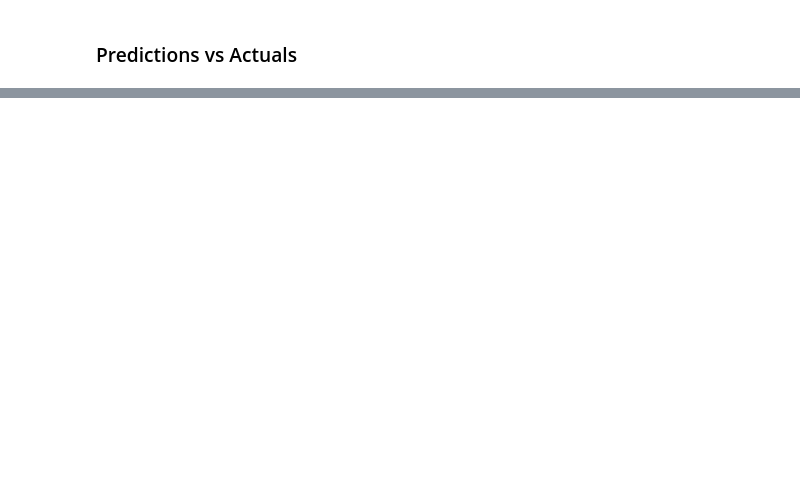
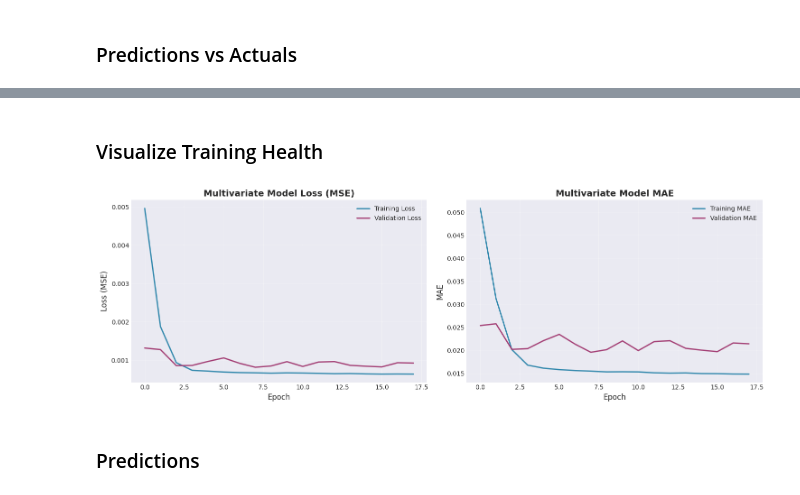
Before and after one commit to arisalexnikolaou/ml-mid-assignment, a Jupyter notebook: LSTMWeatherPredictor_2.ipynb, the cells around one changed output, grey strips where cells are left out. Drawn from its saved outputs; the diff is of its cells as text; code cells hidden in the pictures; blank space fills up the shorter version.

```diff
--- a/LSTMWeatherPredictor_2.ipynb
+++ b/LSTMWeatherPredictor_2.ipynb
@@ -695,7 +695,7 @@ plt.show()
 # %% [markdown]
 ### Station Selection
 # %%
-df = df_original.copy()
+df = df_original.copy() # copy data to apply different pre-processing engine
 
 
 def select_station_data(
@@ -711,22 +711,18 @@ def select_station_data(
     Returns:
         Tuple of (filtered DataFrame, selected station ID)
     """
-    if "STA" not in df.columns:
-        print("⚠️  No STA column found, using all data")
-        return df, None
-
     if station_id is None:
-        # Select station with most records
+        # Select station with most records, future iterations will combine all stations
         station_counts: pd.Series = df["STA"].value_counts()
         station_id = station_counts.index[0]
         print(
-            f"🎯 Auto-selected Station {station_id} (largest dataset: {station_counts.iloc[0]} records)"
+            f"Auto-selected Station {station_id} (largest dataset: {station_counts.iloc[0]} records)"
         )
     else:
-        print(f"🎯 Selected Station {station_id}")
+        print("Selected Station {station_id}")
 
     df_station: pd.DataFrame = df[df["STA"] == station_id].copy()
-    print(f"📊 Station {station_id} data shape: {df_station.shape}")
+    print(f"Station {station_id} data shape: {df_station.shape}")
 
     return df_station, station_id
 
@@ -754,7 +750,7 @@ def preprocess_data(
 
     # Handle missing values in temperature column
     if temperature_column in df_processed.columns:
-        # Forward fill then backward fill for temperature
+        # Forward fill then backward fill for temperature as dataset needs continuous values
         df_processed[temperature_column] = (
             df_processed[temperature_column].ffill().bfill()
         )
@@ -766,12 +762,12 @@ def preprocess_data(
 
     return df_processed
 
-# select station with most data
+# select station with most data (hack)
 df_station: pd.DataFrame
 selected_station: int
 df_station, selected_station = select_station_data(df, station_id=None) # type: ignore
 
-# Preprocess data - using MeanTemp as the target variable
+# process data using selected target independent feature column
 df_processed: pd.DataFrame = preprocess_data(df_station, temperature_column=TARGET_COLUMN)
 df_processed.head()
 # %% [output]
@@ -1088,0 +1327,30 @@ print(len(y_pred_test_inv))
+# %% [markdown]
+### Visualize Training Health
+# %%
+# plot training history
+fig, axes = plt.subplots(1, 2, figsize=(15, 5))
+
+# Plot loss
+axes[0].plot(history.history['loss'], label='Training Loss', linewidth=2, color='#2E86AB')
+axes[0].plot(history.history['val_loss'], label='Validation Loss', linewidth=2, color='#A23B72')
+axes[0].set_title('Multivariate Model Loss (MSE)', fontsize=14, fontweight='bold')
+axes[0].set_xlabel('Epoch', fontsize=12)
+axes[0].set_ylabel('Loss (MSE)', fontsize=12)
+axes[0].legend(fontsize=10)
+axes[0].grid(True, alpha=0.3)
+
+# Plot MAE
+axes[1].plot(history.history['mae'], label='Training MAE', linewidth=2, color='#2E86AB')
+axes[1].plot(history.history['val_mae'], label='Validation MAE', linewidth=2, color='#A23B72')
+axes[1].set_title('Multivariate Model MAE', fontsize=14, fontweight='bold')
+axes[1].set_xlabel('Epoch', fontsize=12)
+axes[1].set_ylabel('MAE', fontsize=12)
+axes[1].legend(fontsize=10)
+axes[1].grid(True, alpha=0.3)
+
+plt.tight_layout()
+plt.show()
+# %% [output]
+[figure, added]
+# %% [markdown]
+### Predictions
```
Also changed, not shown: parts of 50 cells of this notebook, 12 other files.
